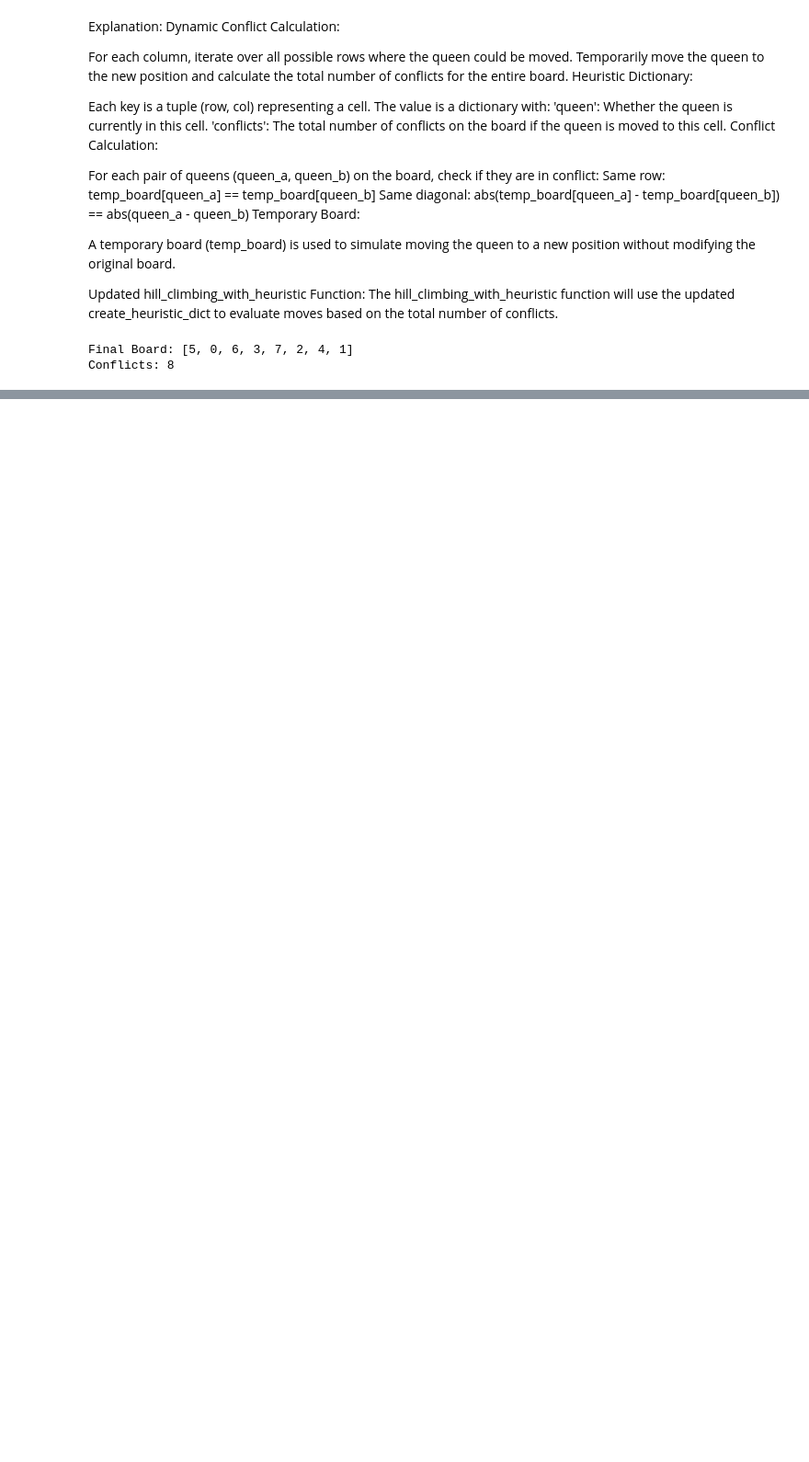
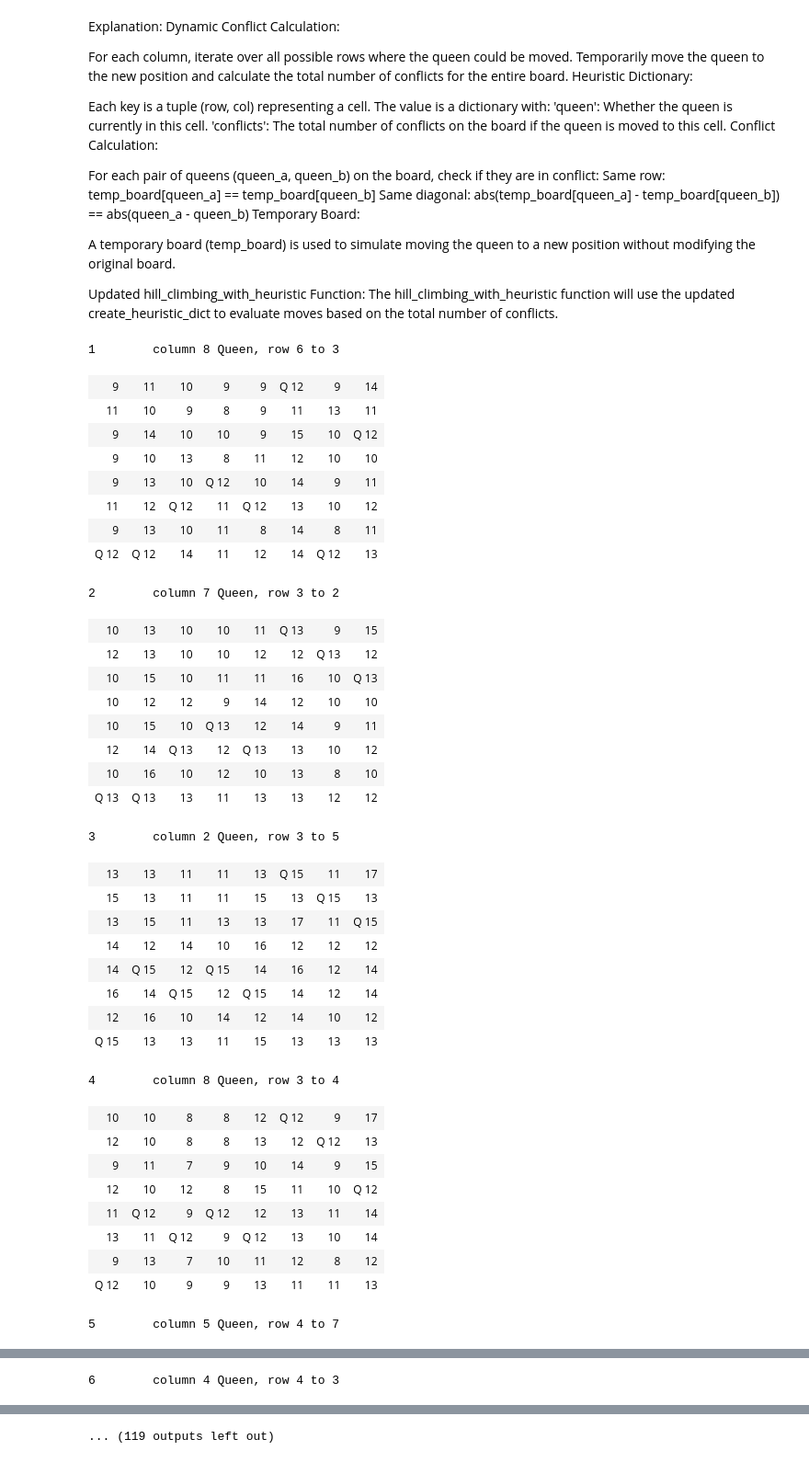
Before and after one commit to as3091/IITJ, a Jupyter notebook: AI/AI_Assign_2/N_Queens/N_Queens.ipynb, the cells around one changed output, grey strips where cells are left out. Shown at 92% size. Cells and saved outputs as stored; diff of their text form; code cells hidden in the pictures; blank space fills up the shorter version.

Commit message:
20250417_073513 simulated annealing done

```diff
--- a/AI/AI_Assign_2/N_Queens/N_Queens.ipynb
+++ b/AI/AI_Assign_2/N_Queens/N_Queens.ipynb
@@ -525,8 +548,44 @@ def simulated_annealing_with_heuristic(board, n, initial_temperature, cooling_ra
     return board, current_conflicts
 # %%
-solution, conflicts = simulated_annealing_with_heuristic(board, n, initial_temperature=100, cooling_rate=0.95)
+temp_board = board[:]
+solution, conflicts = simulated_annealing_with_heuristic(temp_board, n, initial_temperature=100, cooling_rate=0.95)
 print("Final Board:", solution)
 print("Conflicts:", conflicts)
 # %% [output]
-Final Board: [5, 0, 6, 3, 7, 2, 4, 1]
-Conflicts: 8
+1        column 8 Queen, row 6 to 3
+| 9 | 11 | 10 | 9 | 9 | Q 12 | 9 | 14 |
+| 11 | 10 | 9 | 8 | 9 | 11 | 13 | 11 |
+| 9 | 14 | 10 | 10 | 9 | 15 | 10 | Q 12 |
+| 9 | 10 | 13 | 8 | 11 | 12 | 10 | 10 |
+| 9 | 13 | 10 | Q 12 | 10 | 14 | 9 | 11 |
+| 11 | 12 | Q 12 | 11 | Q 12 | 13 | 10 | 12 |
+| 9 | 13 | 10 | 11 | 8 | 14 | 8 | 11 |
+| Q 12 | Q 12 | 14 | 11 | 12 | 14 | Q 12 | 13 |
+2        column 7 Queen, row 3 to 2
+| 10 | 13 | 10 | 10 | 11 | Q 13 | 9 | 15 |
+| 12 | 13 | 10 | 10 | 12 | 12 | Q 13 | 12 |
+| 10 | 15 | 10 | 11 | 11 | 16 | 10 | Q 13 |
+| 10 | 12 | 12 | 9 | 14 | 12 | 10 | 10 |
+| 10 | 15 | 10 | Q 13 | 12 | 14 | 9 | 11 |
+| 12 | 14 | Q 13 | 12 | Q 13 | 13 | 10 | 12 |
+| 10 | 16 | 10 | 12 | 10 | 13 | 8 | 10 |
+| Q 13 | Q 13 | 13 | 11 | 13 | 13 | 12 | 12 |
+3        column 2 Queen, row 3 to 5
+| 13 | 13 | 11 | 11 | 13 | Q 15 | 11 | 17 |
+| 15 | 13 | 11 | 11 | 15 | 13 | Q 15 | 13 |
+| 13 | 15 | 11 | 13 | 13 | 17 | 11 | Q 15 |
+| 14 | 12 | 14 | 10 | 16 | 12 | 12 | 12 |
+| 14 | Q 15 | 12 | Q 15 | 14 | 16 | 12 | 14 |
+| 16 | 14 | Q 15 | 12 | Q 15 | 14 | 12 | 14 |
+| 12 | 16 | 10 | 14 | 12 | 14 | 10 | 12 |
+| Q 15 | 13 | 13 | 11 | 15 | 13 | 13 | 13 |
+4        column 8 Queen, row 3 to 4
+| 10 | 10 | 8 | 8 | 12 | Q 12 | 9 | 17 |
+| 12 | 10 | 8 | 8 | 13 | 12 | Q 12 | 13 |
+| 9 | 11 | 7 | 9 | 10 | 14 | 9 | 15 |
+| 12 | 10 | 12 | 8 | 15 | 11 | 10 | Q 12 |
+| 11 | Q 12 | 9 | Q 12 | 12 | 13 | 11 | 14 |
+| 13 | 11 | Q 12 | 9 | Q 12 | 13 | 10 | 14 |
+| 9 | 13 | 7 | 10 | 11 | 12 | 8 | 12 |
+| Q 12 | 10 | 9 | 9 | 13 | 11 | 11 | 13 |
+5        column 5 Queen, row 4 to 7
@@ -532,0 +600 @@ Conflicts: 8
+6        column 4 Queen, row 4 to 3
@@ -532,0 +609 @@ Conflicts: 8
+... (119 outputs left out)
```
Also changed, not shown: parts of 6 cells of this notebook.
